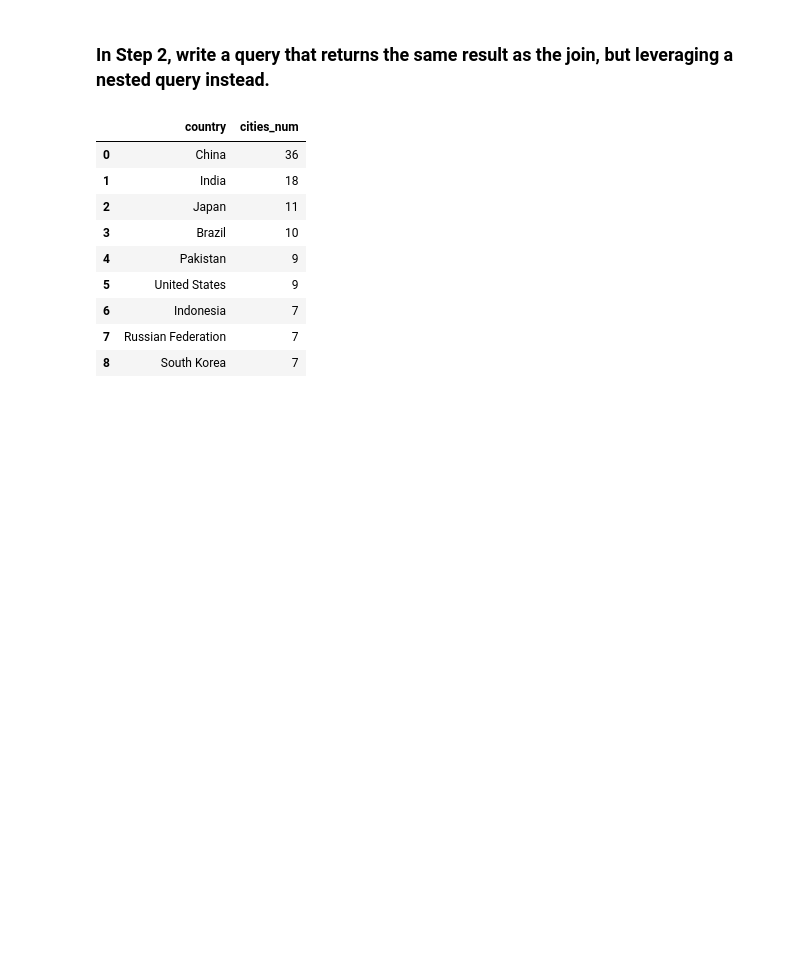
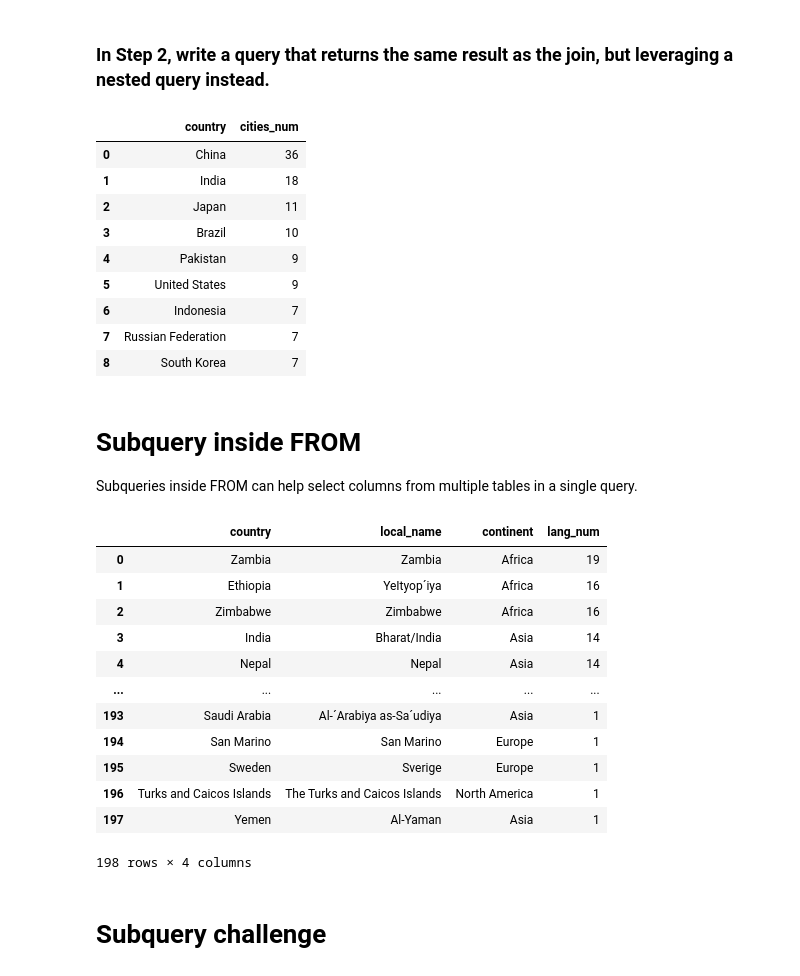
Before and after one commit to Cooleekova/data_engineering, a Jupyter notebook: SQL/Joining_data_in_SQL.ipynb, the cells around one changed output. Drawn from its saved outputs; the diff is of its cells as text; code cells hidden in the pictures; blank space fills up the shorter version.

Commit message:
add example of subquery inside FROM

```diff
--- a/SQL/Joining_data_in_SQL.ipynb
+++ b/SQL/Joining_data_in_SQL.ipynb
@@ -683,3 +683,37 @@ pd.read_sql("""SELECT countries.country_name AS country,
 | 6 | Indonesia | 7 |
 | 7 | Russian Federation | 7 |
 | 8 | South Korea | 7 |
+# %% [markdown]
+# Subquery inside FROM
+Subqueries inside FROM can help select columns from multiple tables in a single query.
+# %%
+# you are interested in determining the number of languages spoken for each country.
+#You want to present this information alongside each country's local_name,
+#which is a field only present in the countries table and not in the languages table
+
+
+pd.read_sql("""SELECT country_name AS country, local_name, continent, sub.lang_num
+               FROM countries,
+                 (SELECT code, COUNT(name) AS lang_num
+                  FROM languages
+                  GROUP BY code) AS sub
+               WHERE countries.code = sub.code
+               ORDER BY lang_num DESC
+               ;""",
+            con)
+# %% [output]
+|  | country | local_name | continent | lang_num |
+| 0 | Zambia | Zambia | Africa | 19 |
+| 1 | Ethiopia | YeItyop´iya | Africa | 16 |
+| 2 | Zimbabwe | Zimbabwe | Africa | 16 |
+| 3 | India | Bharat/India | Asia | 14 |
+| 4 | Nepal | Nepal | Asia | 14 |
+| ... | ... | ... | ... | ... |
+| 193 | Saudi Arabia | Al-´Arabiya as-Sa´udiya | Asia | 1 |
+| 194 | San Marino | San Marino | Europe | 1 |
+| 195 | Sweden | Sverige | Europe | 1 |
+| 196 | Turks and Caicos Islands | The Turks and Caicos Islands | North America | 1 |
+| 197 | Yemen | Al-Yaman | Asia | 1 |
+198 rows × 4 columns
+# %% [markdown]
+# Subquery challenge
```
